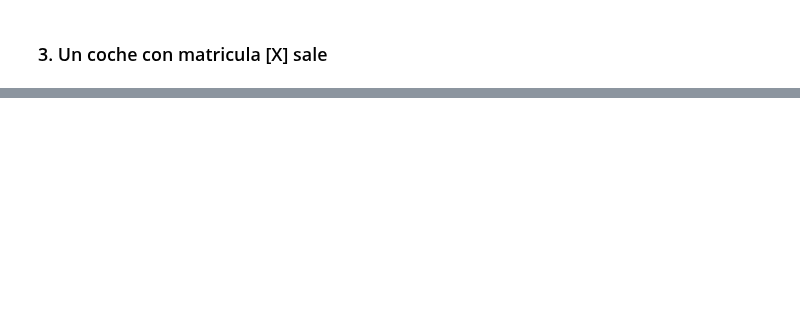
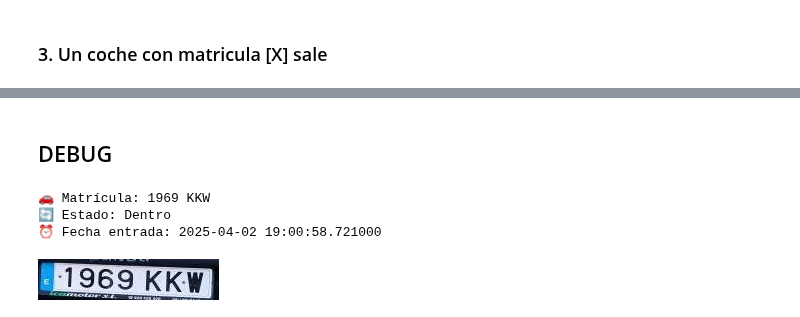
Before and after one commit to sanand5/PIA_Projectes, a Jupyter notebook: Projecte_02/terminal/camara_simulator.ipynb, the cells around one changed output, grey strips where cells are left out. Cells and saved outputs as stored; diff of their text form; code cells hidden in the pictures; blank space fills up the shorter version.

```diff
--- a/Projecte_02/terminal/camara_simulator.ipynb
+++ b/Projecte_02/terminal/camara_simulator.ipynb
@@ -202,0 +258,39 @@ process_car_exit(matricula)
+# %% [markdown]
+## DEBUG
+# %%
+def display_last_car():
+    """Muestra el último coche registrado"""
+    try:
+        # Conexión a MongoDB
+        uri = "mongodb://172.25.0.4:27017/"
+        client = MongoClient(uri)
+        db = client['PIA']
+        collection = db["coches"]
+
+        # Obtener el último documento
+        last_car = collection.find_one(sort=[('entry_timestamp', -1)])
+
+        if not last_car:
+            print("No hay coches registrados")
+            return
+
+        # Mostrar la información
+        image_data = base64.b64decode(last_car['photo_full'])
+        img = Image.open(io.BytesIO(image_data))
+
+        print(f"🚗 Matrícula: {last_car['plate_text']}")
+        print(f"🔄 Estado: {last_car['status']}")
+        print(f"⏰ Fecha entrada: {last_car['entry_timestamp']}")
+
+        display(img)
+
+    except Exception as e:
+        print(f"Error: {e}")
+
+# Ejecutar
+display_last_car()
+# %% [output]
+🚗 Matrícula: 1969 KKW
+🔄 Estado: Dentro
+⏰ Fecha entrada: 2025-04-02 19:00:58.721000
+[figure, added]
```
Also changed, not shown: parts of 18 cells of this notebook, 8 other files.
